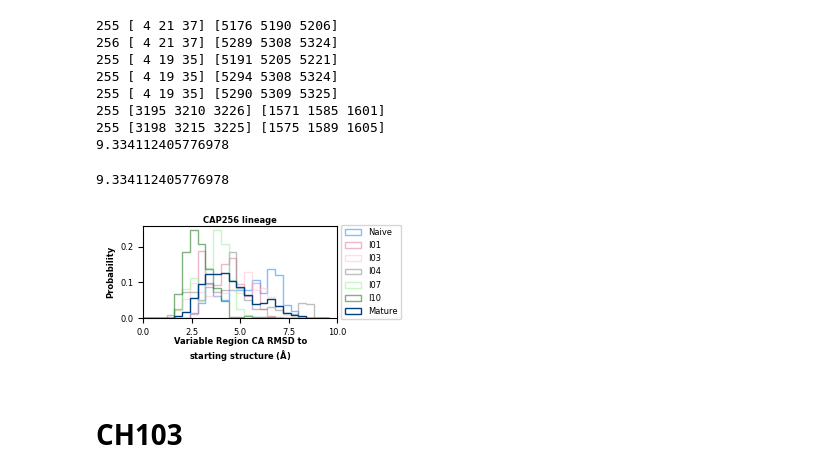
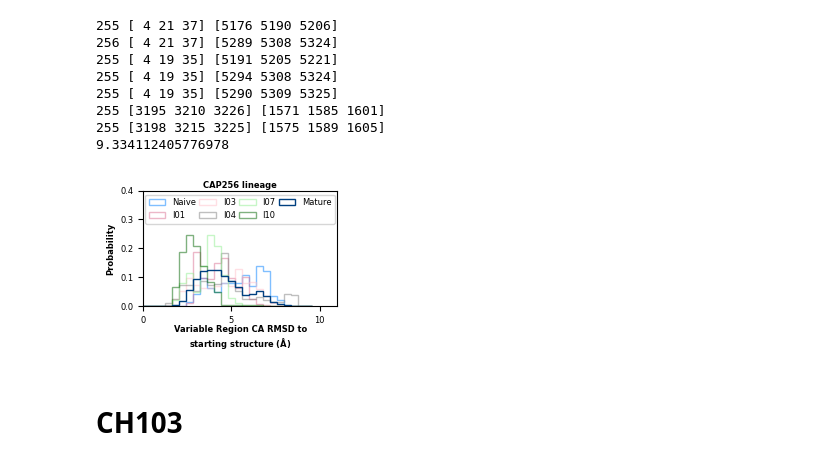
Before and after one commit to ssolieva/antibody-dynamics, a Jupyter notebook: analysis-files/starting_RMSD/notebooks/calculateRMSD.ipynb, the cells around one changed output. Drawn from its saved outputs; the diff is of its cells as text; code cells hidden in the pictures.

Commit message:
starting rmsd notebooks

```diff
--- a/analysis-files/starting_RMSD/notebooks/calculateRMSD.ipynb
+++ b/analysis-files/starting_RMSD/notebooks/calculateRMSD.ipynb
@@ -293,31 +288,29 @@ print(np.max(np.concatenate([naive_rmsd_values,mature_rmsd_values,I01_rmsd_value
 255 [3195 3210 3226] [1571 1585 1601]
 255 [3198 3215 3225] [1575 1589 1605]
 9.334112405776978
-# %%
-print(np.max(np.concatenate([naive_rmsd_values,mature_rmsd_values,I01_rmsd_values,I03_rmsd_values,I04_rmsd_values, I07_rmsd_values, I10_rmsd_values])))
-# %% [output]
-9.334112405776978
 # %%
-plt.figure(figsize=[2.5,1.2])
+plt.figure(figsize=[2.5,1.5])
 bins=np.arange(0,10,0.4)
 plt.hist(naive_rmsd_values,  bins=bins,weights=naive_eq_probs,  edgecolor='#80bfff',       label='Naive', histtype='step')
 plt.hist(I01_rmsd_values,    bins=bins, weights=I01_eq_probs,   alpha=0.5, edgecolor='palevioletred', label='I01', histtype='step')
 plt.hist(I03_rmsd_values,    bins=bins, weights=I03_eq_probs,   alpha=0.5, edgecolor='pink', label='I03', histtype='step')
 plt.hist(I04_rmsd_values,    bins=bins, weights=I04_eq_probs,   alpha=0.5, edgecolor='gray', label='I04', histtype='step')
 plt.hist(I07_rmsd_values,    bins=bins, weights=I07_eq_probs,   alpha=0.5, edgecolor='lightgreen', label='I07', histtype='step')
 plt.hist(I10_rmsd_values,    bins=bins, weights=I10_eq_probs,   alpha=0.5, edgecolor='darkgreen', label='I10', histtype='step')
 plt.hist(mature_rmsd_values, bins=bins, weights=mature_eq_probs,edgecolor='#004080',       label='Mature', histtype='step')
 plt.xlabel('Variable Region CA RMSD to\nstarting structure ('+r'$\mathbf{\AA}$'+')',fontsize=6, weight='bold', labelpad=0)
 plt.ylabel('Probability',fontsize=6, weight='bold')
 plt.title('CAP256 lineage', fontsize=6, weight='bold', pad=2)
 plt.yticks(fontsize=6)
 plt.xticks(fontsize=6)
-plt.legend(fontsize=6, loc='center left', bbox_to_anchor=(1, 0.5))
-plt.xlim(0,10)
-plt.savefig(f"../figures/VH_VL_RMSD_to_starting_structure_{lineage}.pdf", dpi=300, bbox_inches='tight', transparent=True)
+plt.legend(fontsize=6, loc='upper center', ncols=4, columnspacing=0.4)
+#plt.legend(fontsize=6, loc='center left', bbox_to_anchor=(1, 0.5))
+plt.xlim(0,11)
+plt.ylim(0,0.4) #0.27)
+plt.savefig(f"../figures/VH_VL_RMSD_to_starting_structure_{lineage}-styleB.pdf", dpi=300, bbox_inches='tight', transparent=True)
 plt.show()
 # %% [output]
-[figure, old version]
+[figure, new version]
 # %% [markdown]
 # CH103
 # %%
```
Also changed, not shown: parts of 5 cells of this notebook, 2 other files.
